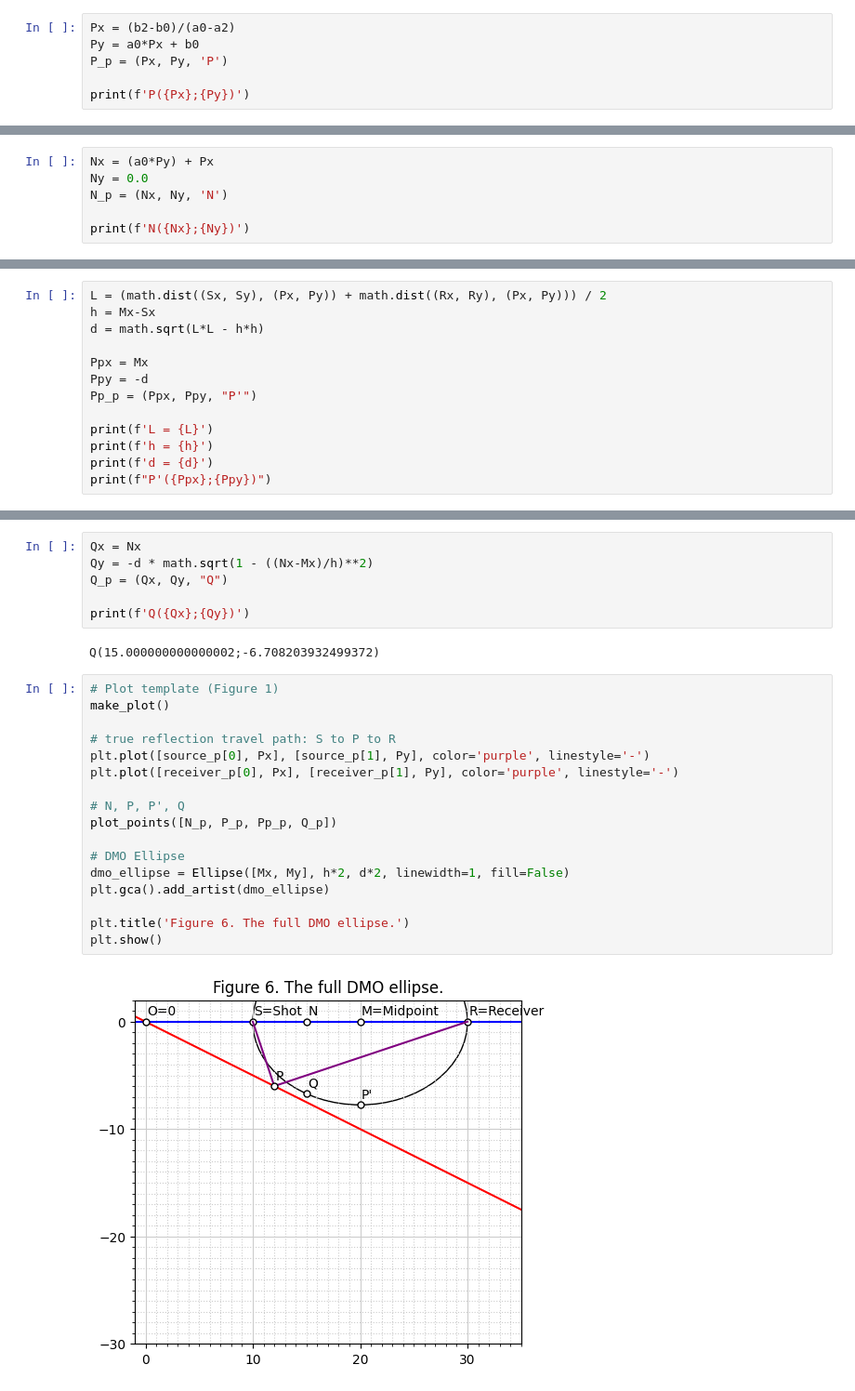
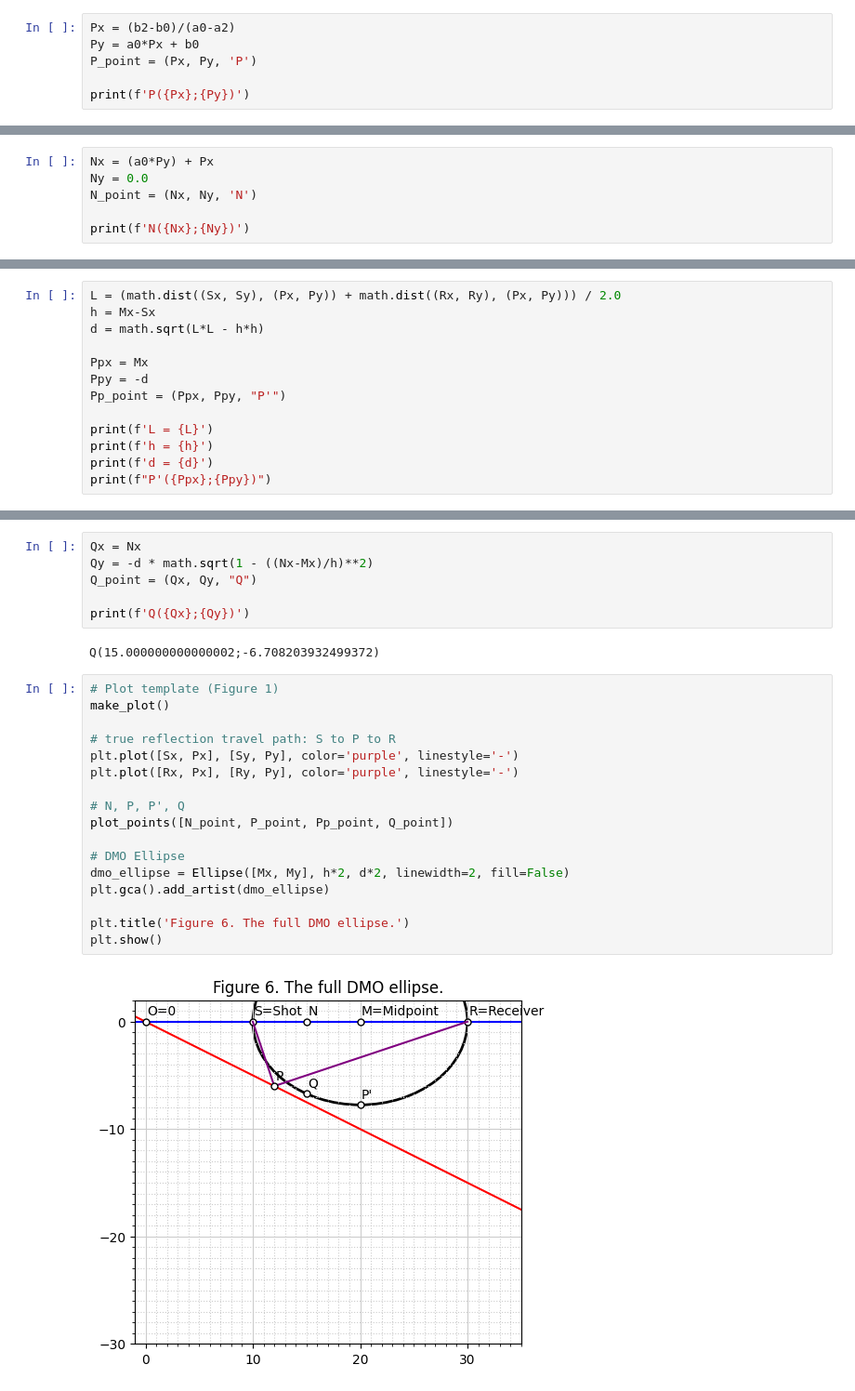
Before and after one commit to softwareunderground/repro-zoo, a Jupyter notebook: russel-1998/russel-1998.ipynb, the cells around one changed output, grey strips where cells are left out. Shown at 93% size. Drawn from its saved outputs; the diff is of its cells as text.

```diff
--- a/russel-1998/russel-1998.ipynb
+++ b/russel-1998/russel-1998.ipynb
@@ -223,7 +243,7 @@ $$
 # %%
 Px = (b2-b0)/(a0-a2)
 Py = a0*Px + b0
-P_p = (Px, Py, 'P')
+P_point = (Px, Py, 'P')
 
 print(f'P({Px};{Py})')
 # %% [output]
@@ -242,7 +262,7 @@ Now we have everything to plot Figure 2.
 # %%
 Nx = (a0*Py) + Px
 Ny = 0.0
-N_p = (Nx, Ny, 'N')
+N_point = (Nx, Ny, 'N')
 
 print(f'N({Nx};{Ny})')
 # %% [output]
@@ -282,13 +304,13 @@ Finally, $L$ being the length of each raypath, it is equal to half the true trav
 
 Let's use Python to plot Figure 3.
 # %%
-L = (math.dist((Sx, Sy), (Px, Py)) + math.dist((Rx, Ry), (Px, Py))) / 2
+L = (math.dist((Sx, Sy), (Px, Py)) + math.dist((Rx, Ry), (Px, Py))) / 2.0
 h = Mx-Sx
 d = math.sqrt(L*L - h*h)
 
 Ppx = Mx
 Ppy = -d
-Pp_p = (Ppx, Ppy, "P'")
+Pp_point = (Ppx, Ppy, "P'")
 
 print(f'L = {L}')
 print(f'h = {h}')
@@ -403,7 +431,7 @@ $$
 # %%
 Qx = Nx
 Qy = -d * math.sqrt(1 - ((Nx-Mx)/h)**2)
-Q_p = (Qx, Qy, "Q")
+Q_point = (Qx, Qy, "Q")
 
 print(f'Q({Qx};{Qy})')
 # %% [output]
@@ -411,20 +439,20 @@ Q(15.000000000000002;-6.708203932499372)
 # %%
 # Plot template (Figure 1)
 make_plot()
 
 # true reflection travel path: S to P to R
-plt.plot([source_p[0], Px], [source_p[1], Py], color='purple', linestyle='-')
-plt.plot([receiver_p[0], Px], [receiver_p[1], Py], color='purple', linestyle='-')
+plt.plot([Sx, Px], [Sy, Py], color='purple', linestyle='-')
+plt.plot([Rx, Px], [Ry, Py], color='purple', linestyle='-')
 
 # N, P, P', Q
-plot_points([N_p, P_p, Pp_p, Q_p])
+plot_points([N_point, P_point, Pp_point, Q_point])
 
 # DMO Ellipse
-dmo_ellipse = Ellipse([Mx, My], h*2, d*2, linewidth=1, fill=False)
+dmo_ellipse = Ellipse([Mx, My], h*2, d*2, linewidth=2, fill=False)
 plt.gca().add_artist(dmo_ellipse)
 
 plt.title('Figure 6. The full DMO ellipse.')
 plt.show()
 # %% [output]
-[figure, old version]
+[figure, new version]
 # %% [markdown]
```
Also changed, not shown: parts of 31 cells of this notebook.
